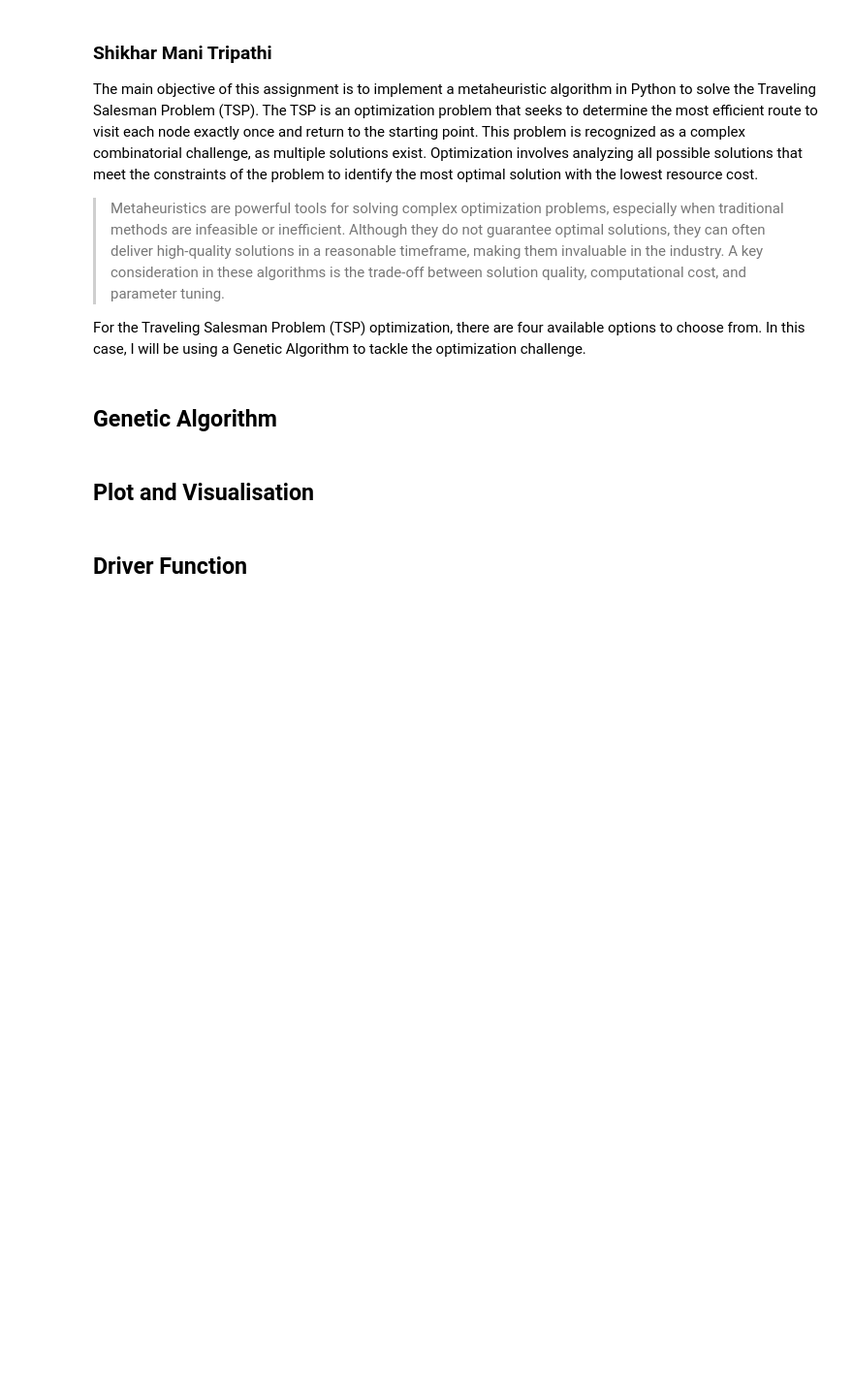
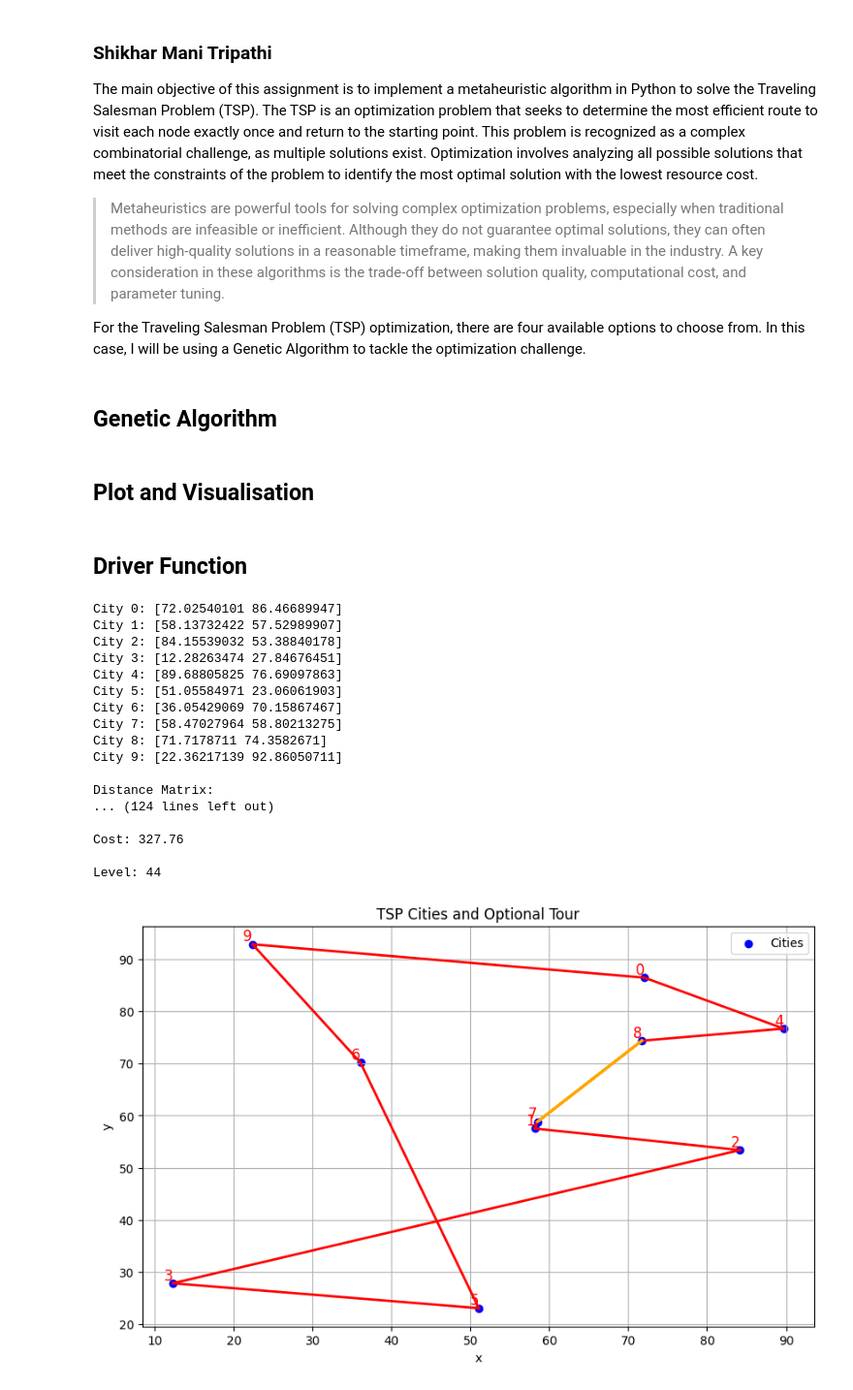
Before and after one commit to shiktr1785/isss-ai-python, a Jupyter notebook: Assignment_4.ipynb, the cells around one changed output. Shown at 97% size. Saved outputs shown, nothing was run; the diff lists cells and outputs as text; code cells hidden in the pictures; blank space fills up the shorter version.

```diff
--- a/Assignment_4.ipynb
+++ b/Assignment_4.ipynb
@@ -26,8 +26,11 @@ def compute_distance_matrix(cities):
   distance_matrix = np.zeros((n, n))
 
   for i in range(n):
-    for j in range(n):
-      distance_matrix[i,j] = np.linalg.norm(cities[i] - cities[j])
+    for j in range(i+1, n):
+      dist = np.linalg.norm(cities[i] - cities[j])
+      distance_matrix[i, j] = dist
+      distance_matrix[j, i] = dist
+
   return distance_matrix
 # %%
 def evaluate_tour_cost(tour, distance_matrix):
@@ -77,0 +105,12 @@ def roulette_wheel_selection(population, fitness):
+# %%
+# @title Mutation (Swap Mutation)
+
+def mutation(tour, mutation_rate=0.1):
+
+  # Mutation with given rate
+  mutated_tour = tour[:]
+
+  for _ in range(int(len(tour) * mutation_rate)):
+    i, j = np.random.choice(len(tour), size=2, replace=False)
+    mutated_tour[i], mutated_tour[j] = mutated_tour[j], mutated_tour[i]
+  return mutated_tour
@@ -110,4 +212,45 @@ def plot_cities_and_tour(cities, tour):
   plt.show()
 # %% [markdown]
 ## Driver Function
+# %%
+if __name__ == "__main__":
+
+  # Generate Cities
+  cities = generate_cities(10)
+  for index, value in enumerate(cities):
+    print(f"City {index}: {value}")
+
+  # Compute distance matrix
+  distance_matrix = compute_distance_matrix(cities)
+  print("\nDistance Matrix:\n", distance_matrix, "\n")
+
+  # Parameters
+  pop_size = 5
+  num_cities = len(cities)
+
+  best_tour, best_cost, best_fitness_per_generation = genetic_algorithm(distance_matrix, num_cities, generations=100)
+  print("\nBest Solution Found:")
+  print(f"Tour: {best_tour}\n")
+  print(f"Cost: {best_cost:.2f}\n")
+  print(f"Level: {np.argmin(best_fitness_per_generation)}\n")
+  plot_cities_and_tour(cities, best_tour)
+# %% [output]
+City 0: [72.02540101 86.46689947]
+City 1: [58.13732422 57.52989907]
+City 2: [84.15539032 53.38840178]
+City 3: [12.28263474 27.84676451]
+City 4: [89.68805825 76.69097863]
+City 5: [51.05584971 23.06061903]
+City 6: [36.05429069 70.15867467]
+City 7: [58.47027964 58.80213275]
+City 8: [71.7178711 74.3582671]
+City 9: [22.36217139 92.86050711]
+
+Distance Matrix:
+... (124 lines left out)
+
+Cost: 327.76
+
+Level: 44
+[figure, added]
 # %%
```
Also changed, not shown: parts of 11 cells of this notebook.
